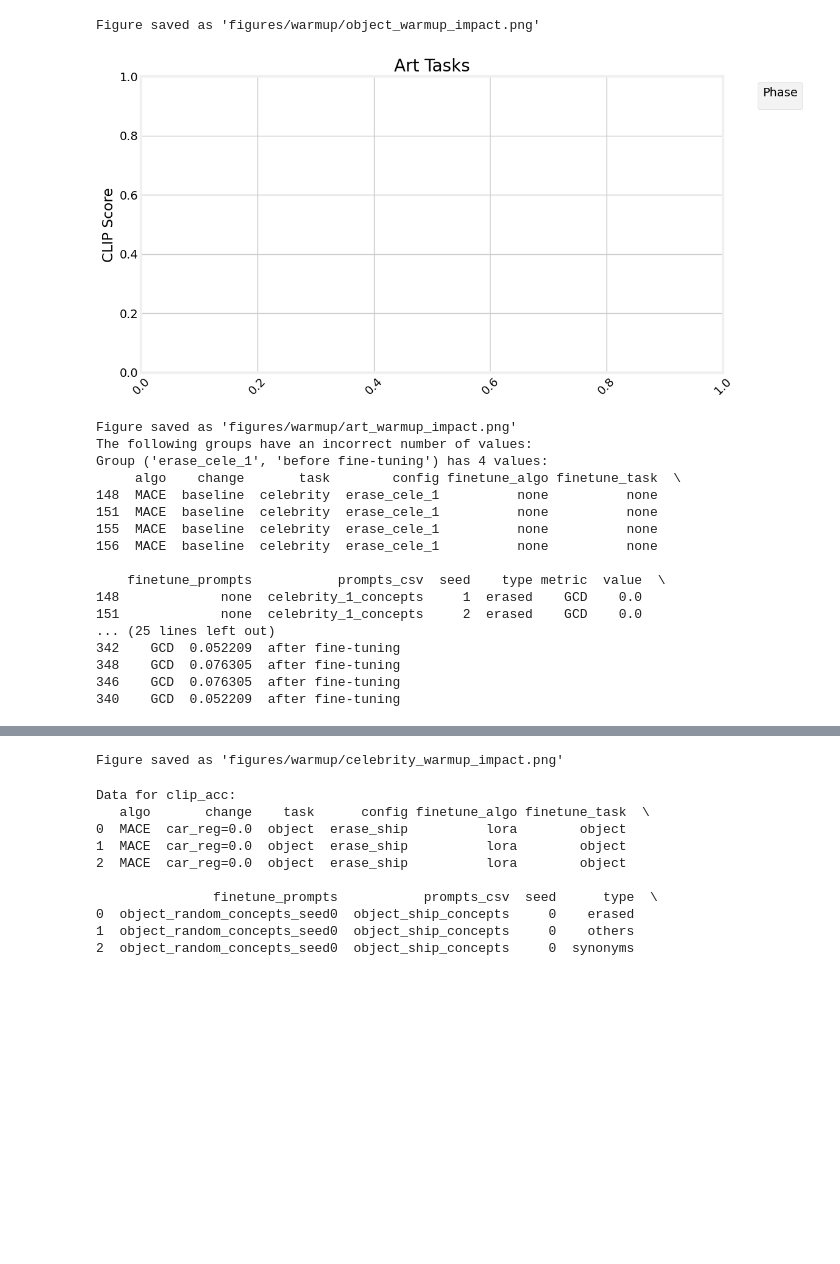
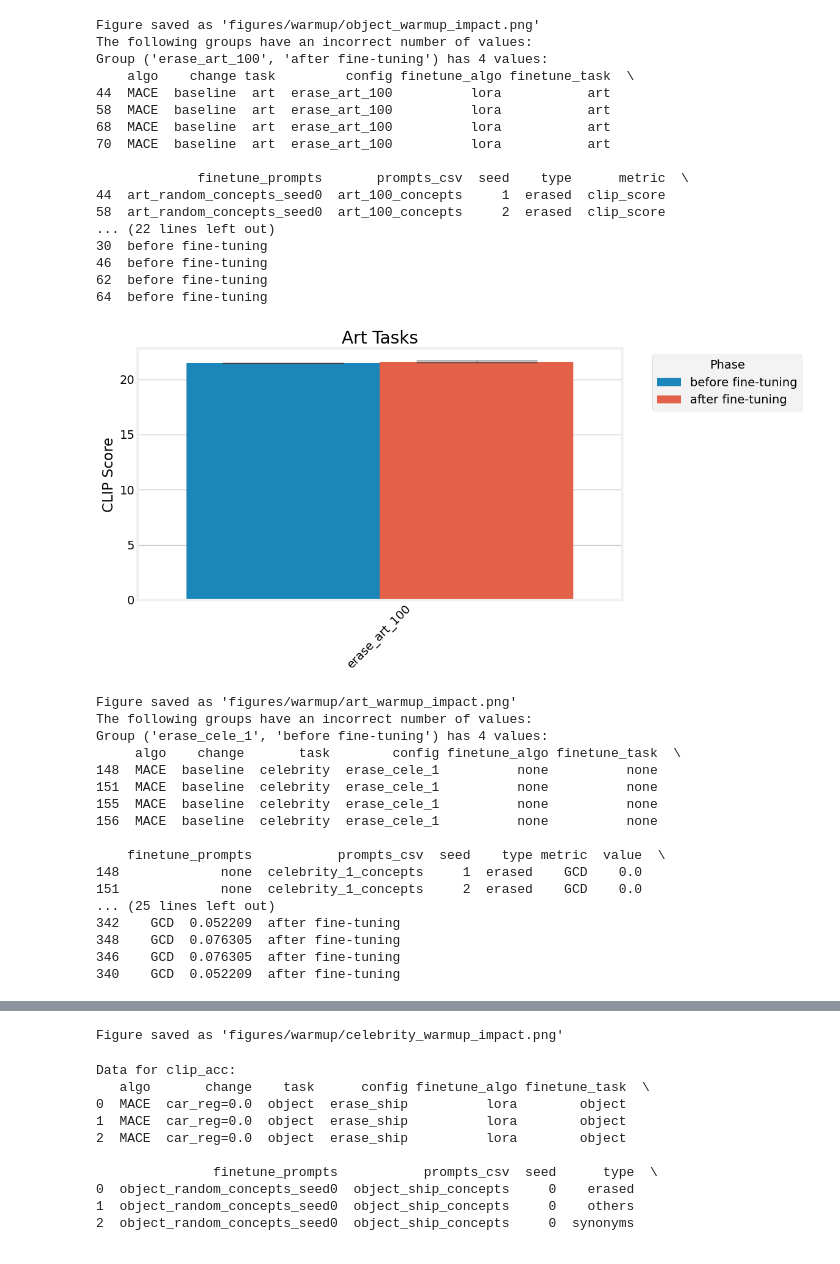
Before and after one commit to VMS-6511/MACE-Update, a Jupyter notebook: generate_figures.ipynb, the cells around one changed output, grey strips where cells are left out. Saved outputs shown, nothing was run; the diff lists cells and outputs as text; code cells hidden in the pictures; blank space fills up the shorter version.

Commit message:
cleaning up art figures

```diff
--- a/generate_figures.ipynb
+++ b/generate_figures.ipynb
@@ -105,6 +105,9 @@ for task in ['object', 'art', 'celebrity']:
     df_fig = df_fig[df_fig['task'] == task]
     df_fig = df_fig[df_fig['metric'] == metric]
     df_fig = df_fig[(df_fig['finetune_prompts'].str.contains("_random_concepts_seed0", na=False)) | (df_fig['finetune_prompts'] == 'none')]
+    # Map 'type' column values: 0 -> "erased", 1 -> "others"
+    if task == 'art':
+        df_fig['type'] = df_fig['type'].map({"0": "erased", "1": "others"})
 
     #df_fig = df_fig[df_fig['finetune_task'] == task]
     #df_fig = df_fig[df_fig['type'] != 'others']
@@ -113,8 +116,8 @@ for task in ['object', 'art', 'celebrity']:
     # Filter out 'full' type and keep only 'none' and 'lora'
     df_fig = df_fig[df_fig['finetune_algo'].isin(['none', 'lora'])]
     df_fig = df_fig[df_fig['finetune_task'].isin([task, 'none'])]
+    df_fig = df_fig[df_fig['type'].isin(['erased'])]
 
-    df_fig = df_fig[df_fig['type'].isin(['erased'])]
     if task == 'celebrity':
         df_fig['config_num'] = df_fig['config'].str.extract('(\d+)$').astype(int)
         df_fig = df_fig.sort_values('config_num')
@@ -156,34 +159,50 @@ for task in ['object', 'art', 'celebrity']:
     plt.tight_layout()
     plt.show()
 
     os.makedirs('figures/warmup', exist_ok=True)
 
     # Save the figure
     fig.savefig(f'figures/warmup/{task}_warmup_impact.png', dpi=300, bbox_inches='tight', facecolor='white')
     print(f"Figure saved as 'figures/warmup/{task}_warmup_impact.png'")
 # %% [output]
 The following groups have an incorrect number of values:
 Group ('erase_ship', 'before fine-tuning') has 4 values:
      algo    change    task      config finetune_algo finetune_task  \
 82   MACE  baseline  object  erase_ship          none          none
 103  MACE  baseline  object  erase_ship          none          none
 124  MACE  baseline  object  erase_ship          none          none
 127  MACE  baseline  object  erase_ship          none          none
 
     finetune_prompts           prompts_csv  seed    type    metric  value  \
 82              none  object_ship_concepts     1  erased  clip_acc  0.105
 103             none  object_ship_concepts     2  erased  clip_acc  0.105
 124             none  object_ship_concepts     0  erased  clip_acc  0.060
 127             none  object_ship_concepts     0  erased  clip_acc  0.065
 
                   phase
 82   before fine-tuning
 103  before fine-tuning
 124  before fine-tuning
 127  before fine-tuning
 [figure]
 Figure saved as 'figures/warmup/object_warmup_impact.png'
+The following groups have an incorrect number of values:
+Group ('erase_art_100', 'after fine-tuning') has 4 values:
+    algo    change task         config finetune_algo finetune_task  \
+44  MACE  baseline  art  erase_art_100          lora           art
+58  MACE  baseline  art  erase_art_100          lora           art
+68  MACE  baseline  art  erase_art_100          lora           art
+70  MACE  baseline  art  erase_art_100          lora           art
+
+             finetune_prompts       prompts_csv  seed    type      metric  \
+44  art_random_concepts_seed0  art_100_concepts     1  erased  clip_score
+58  art_random_concepts_seed0  art_100_concepts     2  erased  clip_score
+... (22 lines left out)
+30  before fine-tuning
+46  before fine-tuning
+62  before fine-tuning
+64  before fine-tuning
-[figure, old version]
+[figure, new version]
 Figure saved as 'figures/warmup/art_warmup_impact.png'
 The following groups have an incorrect number of values:
 Group ('erase_cele_1', 'before fine-tuning') has 4 values:
```
Also changed, not shown: parts of 4 cells of this notebook.
